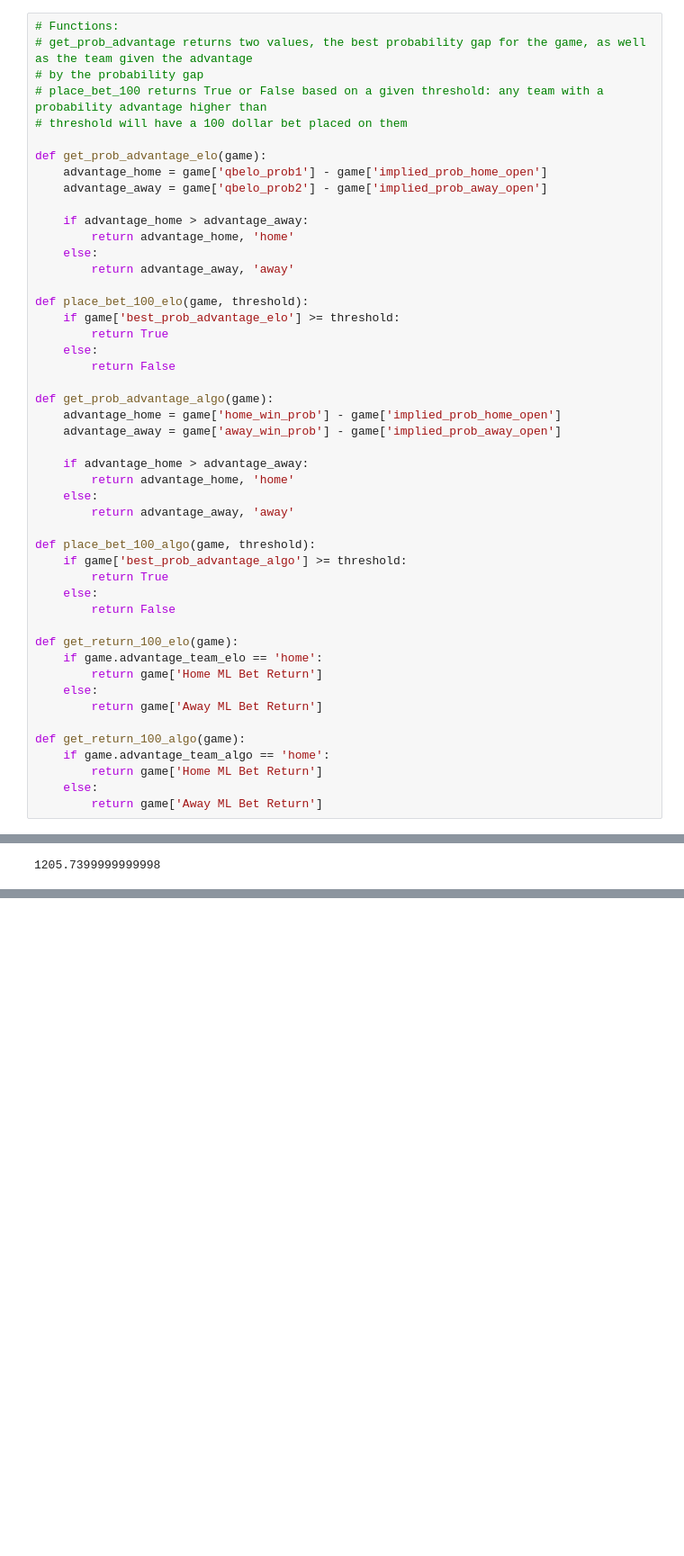
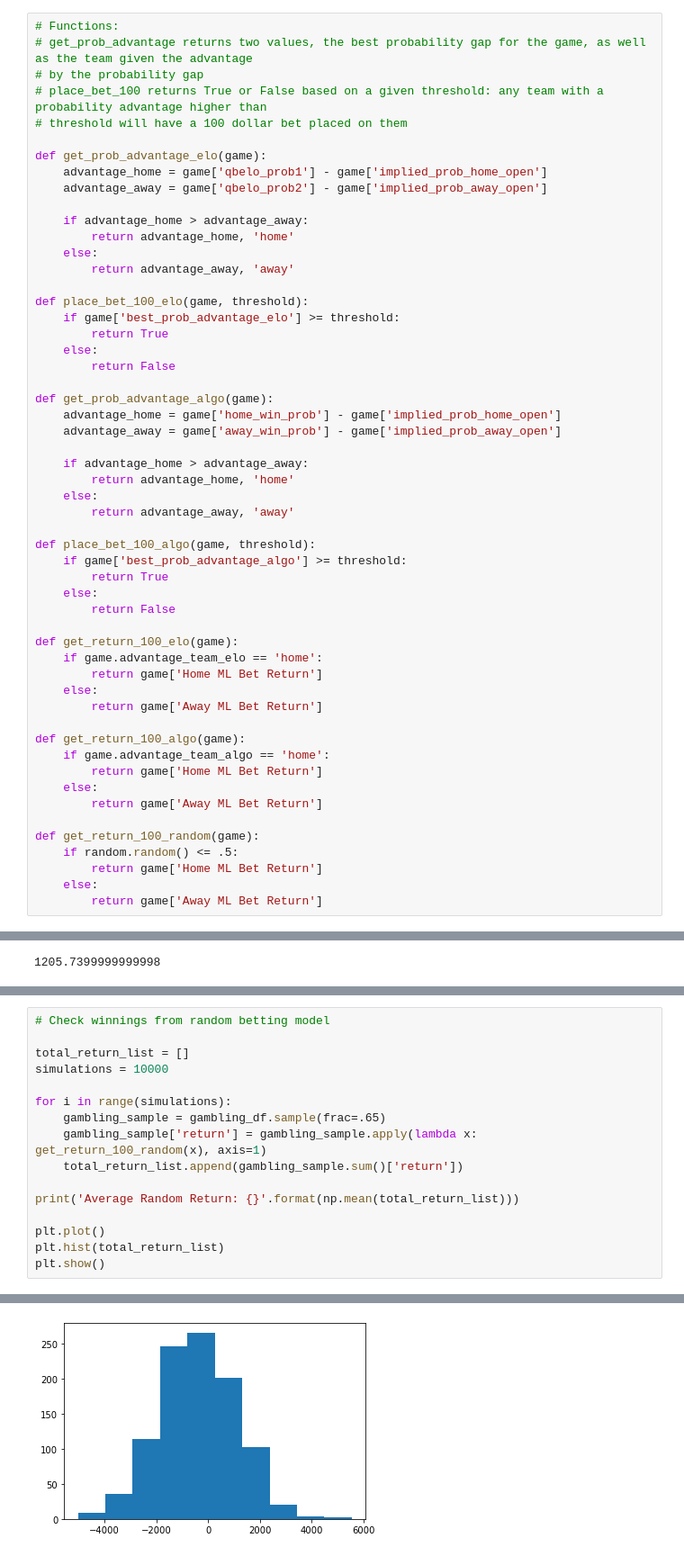
Before and after one commit to imac19/sports_gambling_algorithm, a Jupyter notebook: ideal_betting_proportions.ipynb, the cells around one changed output, grey strips where cells are left out. Shown: that part at 90% size. Cells and saved outputs as stored; diff of their text form; blank space fills up the shorter version.

```diff
--- a/ideal_betting_proportions.ipynb
+++ b/ideal_betting_proportions.ipynb
@@ -123,6 +125,12 @@ def get_return_100_algo(game):
         return game['Home ML Bet Return']
     else:
         return game['Away ML Bet Return']
+
+def get_return_100_random(game):
+    if random.random() <= .5:
+        return game['Home ML Bet Return']
+    else:
+        return game['Away ML Bet Return']
 # %%
 # Combine data frames
 
@@ -211,3 +231,20 @@ bets_100_03_algo.head(50)
 | 72 | 74 | 2021-12-12 | Los Angeles Chargers | New York Giants | 37 | 21 | False | False | ... |
 | 73 | 75 | 2021-12-12 | Carolina Panthers | Atlanta Falcons | 21 | 29 | False | False | ... |
 | 74 | 76 | 2021-12-12 | Cleveland Browns | Baltimore Ravens | 24 | 22 | False | False | ... |
+# %%
+# Check winnings from random betting model
+
+total_return_list = []
+simulations = 10000
+
+for i in range(simulations):
+    gambling_sample = gambling_df.sample(frac=.65)
+    gambling_sample['return'] = gambling_sample.apply(lambda x: get_return_100_random(x), axis=1)
+    total_return_list.append(gambling_sample.sum()['return'])
+
+print('Average Random Return: {}'.format(np.mean(total_return_list)))
+
+plt.plot()
+plt.hist(total_return_list)
+plt.show()
+# %% [output]
@@ -213,0 +252 @@ bets_100_03_algo.head(50)
+[figure, added]
```
Also changed, not shown: parts of 26 cells of this notebook.
